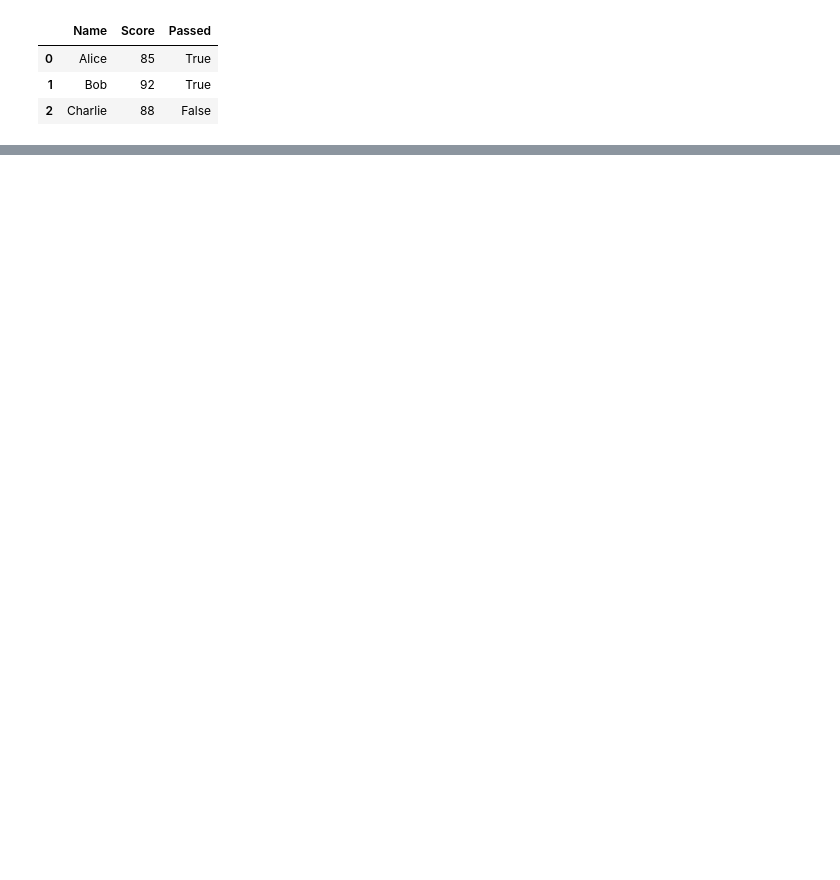
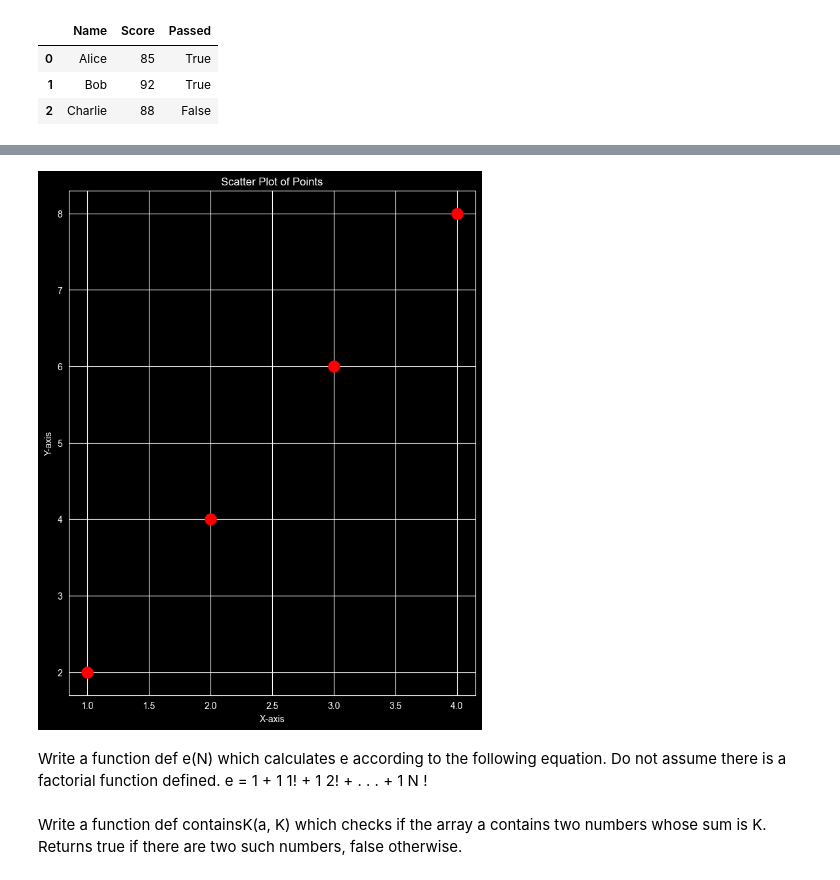
Before and after one commit to vinnipukh/learningpy, a Jupyter notebook: midterm2prep/midterm2partc.ipynb, the cells around one changed output, grey strips where cells are left out. Saved outputs shown, nothing was run; the diff lists cells and outputs as text; code cells hidden in the pictures; blank space fills up the shorter version.

```diff
--- a/midterm2prep/midterm2partc.ipynb
+++ b/midterm2prep/midterm2partc.ipynb
@@ -48,0 +96,18 @@ df
+# %%
+plt.figure(figsize=(8,10))
+plt.scatter(x=(1,2,3,4),y=(2,4,6,8),s=150,c="red")
+plt.xlabel("X-axis")
+plt.ylabel("Y-axis")
+plt.title("Scatter Plot of Points")
+plt.show()
+# %% [output]
+[figure, added]
+# %% [markdown]
+Write a function
+def e(N)
+which calculates e according to the following equation.
+Do not assume there is a factorial function defined.
+e = 1 + 1
+1! + 1
+2! + . . . + 1
+N !
@@ -48,0 +122,6 @@ df
+# %% [markdown]
+Write a function
+def containsK(a, K)
+which checks if the array a contains two numbers whose
+sum is K. Returns true if there are two such numbers,
+false otherwise.
```
Also changed, not shown: parts of 10 cells of this notebook, 5 other files.
